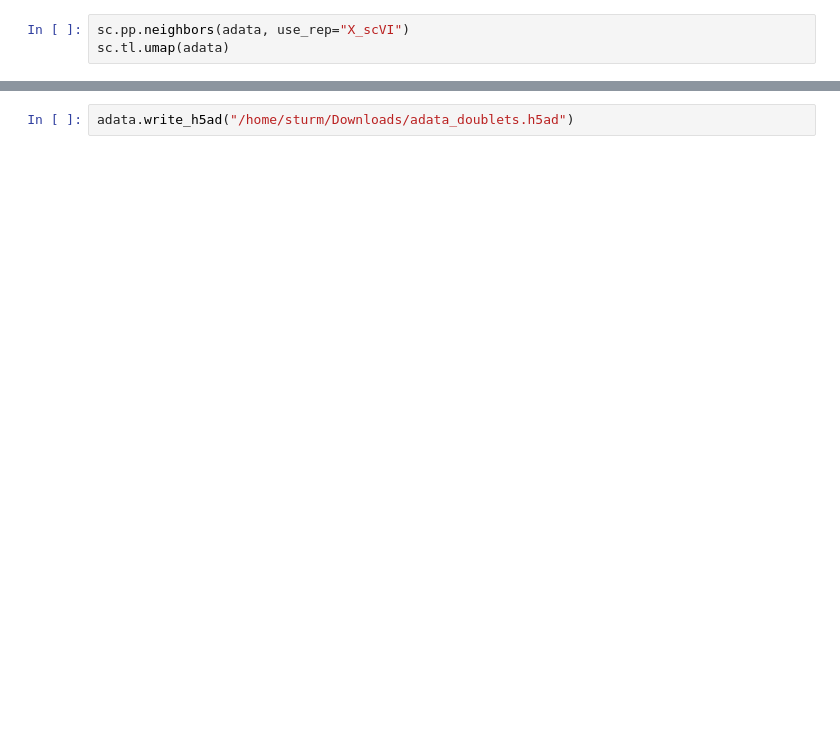
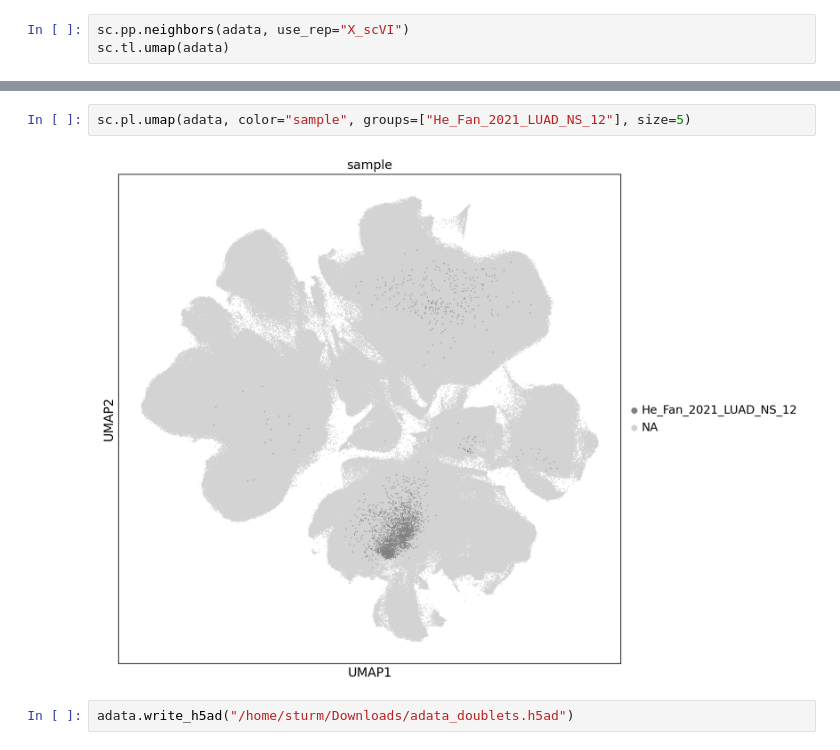
Before and after one commit to icbi-lab/luca, a Jupyter notebook: analyses/20_integrate_scrnaseq_data/24_integrate_solo.ipynb, the cells around one changed output, grey strips where cells are left out. Saved outputs shown, nothing was run; the diff lists cells and outputs as text; blank space fills up the shorter version.

```diff
--- a/analyses/20_integrate_scrnaseq_data/24_integrate_solo.ipynb
+++ b/analyses/20_integrate_scrnaseq_data/24_integrate_solo.ipynb
@@ -43,2 +63,6 @@ sc.pl.umap( adata, color="label")
+# %%
+sc.pl.umap(adata, color="sample", groups=["He_Fan_2021_LUAD_NS_12"], size=5)
+# %% [output]
+[figure, added]
 # %%
 adata.write_h5ad("/home/sturm/Downloads/adata_doublets.h5ad")
```
Also changed, not shown: parts of 9 cells of this notebook, 7 other files.
